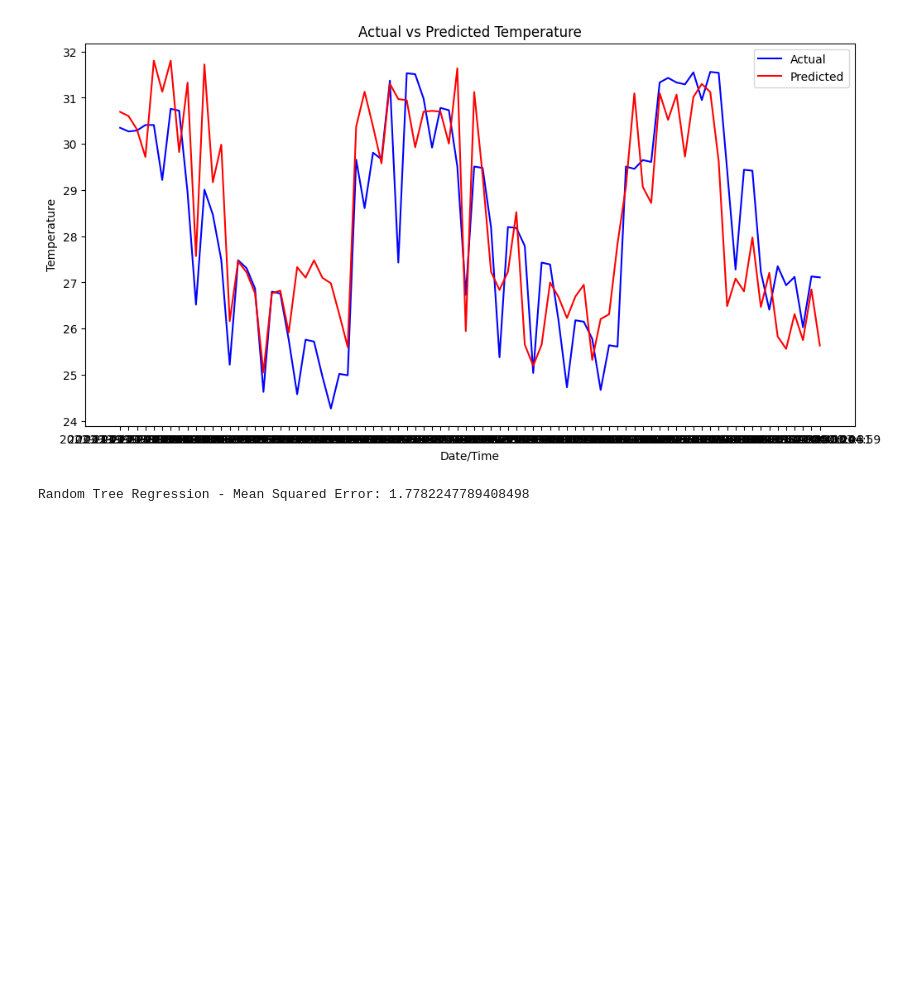
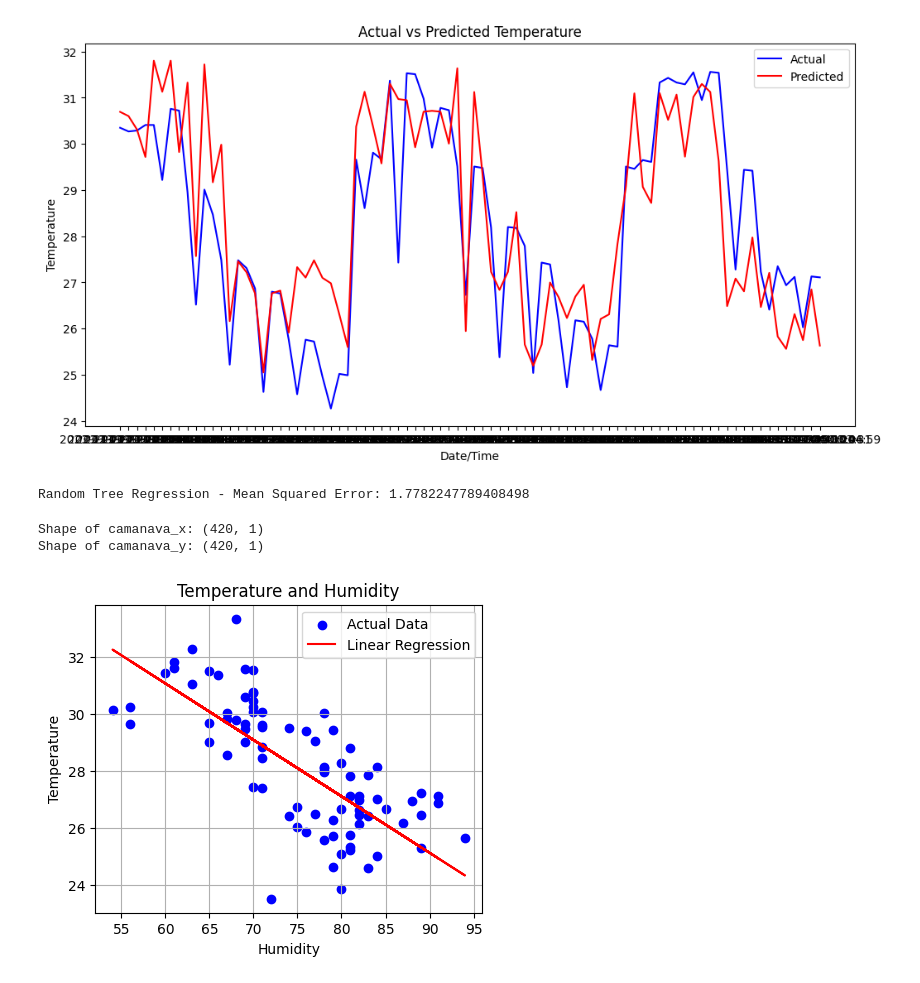
Before and after one commit to Matthew-Gallardo/Temperature-Forecast-Prediction-in-CAMANAVA-using-Regression, a Jupyter notebook: train_test.regression.ipynb, the cells around one changed output. Cells and saved outputs as stored; diff of their text form; code cells hidden in the pictures; blank space fills up the shorter version.

Commit message:
added temp and humidity simple linear slope

```diff
--- a/train_test.regression.ipynb
+++ b/train_test.regression.ipynb
@@ -321,3 +321,47 @@ mse = mean_squared_error(y_test, y_pred3)
 print("Random Tree Regression - Mean Squared Error:", mse)
 # %% [output]
 Random Tree Regression - Mean Squared Error: 1.7782247789408498
+# %%
+
+# Separate features (except temperature) into weather_x
+camanava_X= df [['main.humidity']]
+
+# Separate temperature column into weather_y
+camanava_Y = df[['main.temp']]
+
+# Display the shapes of the new DataFrames
+print("Shape of camanava_x:", camanava_X.shape)
+print("Shape of camanava_y:", camanava_Y.shape)
+#camanava_y.head()
+# %% [output]
+Shape of camanava_x: (420, 1)
+Shape of camanava_y: (420, 1)
+# %%
+import pandas as pd
+from sklearn.model_selection import train_test_split
+from sklearn.linear_model import LinearRegression
+from sklearn.metrics import mean_squared_error
+
+# Split the data into training and testing sets
+X_train, X_test, y_train, y_test = train_test_split(camanava_X,  camanava_Y, test_size=0.2, random_state=42)
+
+# Initialize and train the Linear Regression model
+model = LinearRegression()
+model.fit(X_train, y_train)
+
+# Make predictions on the testing set
+y_pred = model.predict(X_test)
+# %%
+import matplotlib.pyplot as plt
+
+plt.figure(figsize=(5,4))
+plt.scatter(X_test, y_test, color='blue', label='Actual Data')
+plt.plot(X_test, y_pred, color='red', label='Linear Regression')
+plt.title("Temperature and Humidity")
+plt.xlabel('Humidity')
+plt.ylabel('Temperature')
+plt.legend()
+plt.grid(True)
+plt.show()
+# %% [output]
+[figure, added]
```
